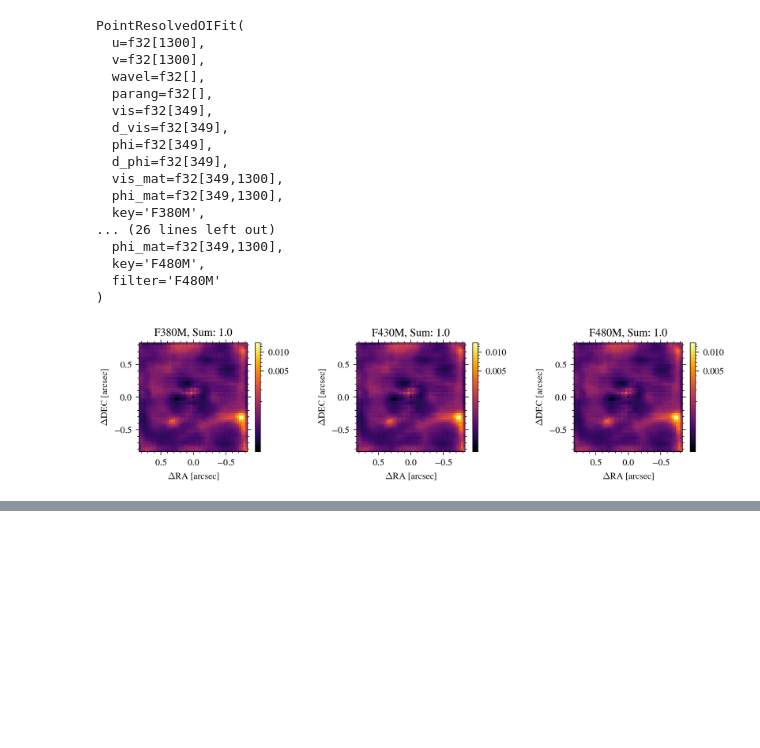
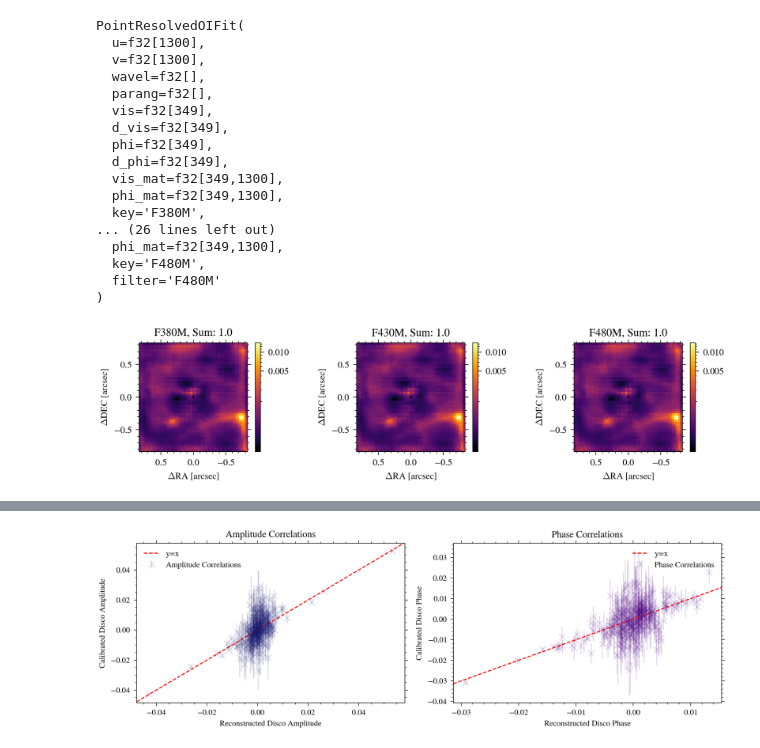
Before and after one commit to JonahDG/frito, a Jupyter notebook: notebooks/Testing/DiscoTesting.ipynb, the cells around one changed output, grey strips where cells are left out. Drawn from its saved outputs; the diff is of its cells as text; code cells hidden in the pictures; blank space fills up the shorter version.

```diff
--- a/notebooks/Testing/DiscoTesting.ipynb
+++ b/notebooks/Testing/DiscoTesting.ipynb
@@ -328,0 +351,8 @@ trainer = amg.fitting.train(
+# %%
+result = trainer.train(
+    model=model,
+    optimisers=config,
+    epochs=n_epoch,
+    batches=ois,
+    args=args,
+)
@@ -328,0 +367,77 @@ trainer = amg.fitting.train(
+# %%
+from amigo import plotting
+
+for oi in ois:
+    dist = result.model(oi)
+    n = dist.shape[0]   # <-- grab the size from the distribution itself
+
+
+    disco_amp, disco_phase = np.split(oi(result.model), 2)
+
+    # # PLOT THE CORRELATIONS
+
+    fig, ax = plt.subplots(1, 2, figsize=(9, 3), sharey=False)
+
+    ax[0].errorbar(
+        disco_amp,
+        oi.vis,
+        yerr=oi.d_vis,
+        label="Amplitude Correlations",
+        fmt="x",
+        alpha=0.15,
+        color="midnightblue",
+    )
+    ax[0].axline((0, 0), slope=1, color="red", linestyle="--", label="y=x")
+    ax[0].set_title("Amplitude Correlations")
+    ax[0].set_xlabel("Reconstructed Disco Amplitude")
+    ax[0].set_ylabel("Calibrated Disco Amplitude")
+    ax[0].legend()
+
+    ax[1].errorbar(
+        disco_phase,
+        oi.phi,
+        yerr=oi.d_phi,
+        label="Phase Correlations",
+        fmt="x",
+        alpha=0.15,
+        color="indigo",
+    )
+    ax[1].axline((0, 0), slope=1, color="red", linestyle="--", label="y=x")
+    ax[1].set_title("Phase Correlations")
+    ax[1].set_xlabel("Reconstructed Disco Phase")
+    ax[1].set_ylabel("Calibrated Disco Phase")
+    ax[1].legend()
+
+    plt.tight_layout()
+    plt.show()
+
+    # # PLOT THE DISTRIBUTINO
+
+    fig, ax = plt.subplots(figsize=(6, 2.3))
+
+
+    c0 = drt.plotting.plot_result(
+        ax,
+        dist.at[n // 2, n // 2].set(np.nan),
+        pixel_scale=dlu.rad2arcsec(model.pscale_in),
+        cmap=inferno,
+        norm=mpl.colors.PowerNorm(0.9, vmin=0),
+        roll_angle_degrees=-oi.parang,
+        diff_lim=dlu.rad2arcsec(oi.wavel / optics_diameter),
+        scale=2.0,
+    )
+    ax.scatter([0], [0], marker="*", color="white", s=10)
+
+    fig.colorbar(c0)
+
+    ax.set(
+        title=f"PDS 70 - {oi.key}",
+    )
+
+    plt.tight_layout()
+    plt.show()
+
+plotting.plot_losses(result.losses[0], start=int(n_epoch * 0.75))
+plotting.plot(result.history)
+# %% [output]
+[figure, added]
```
Also changed, not shown: parts of 4 cells of this notebook.
